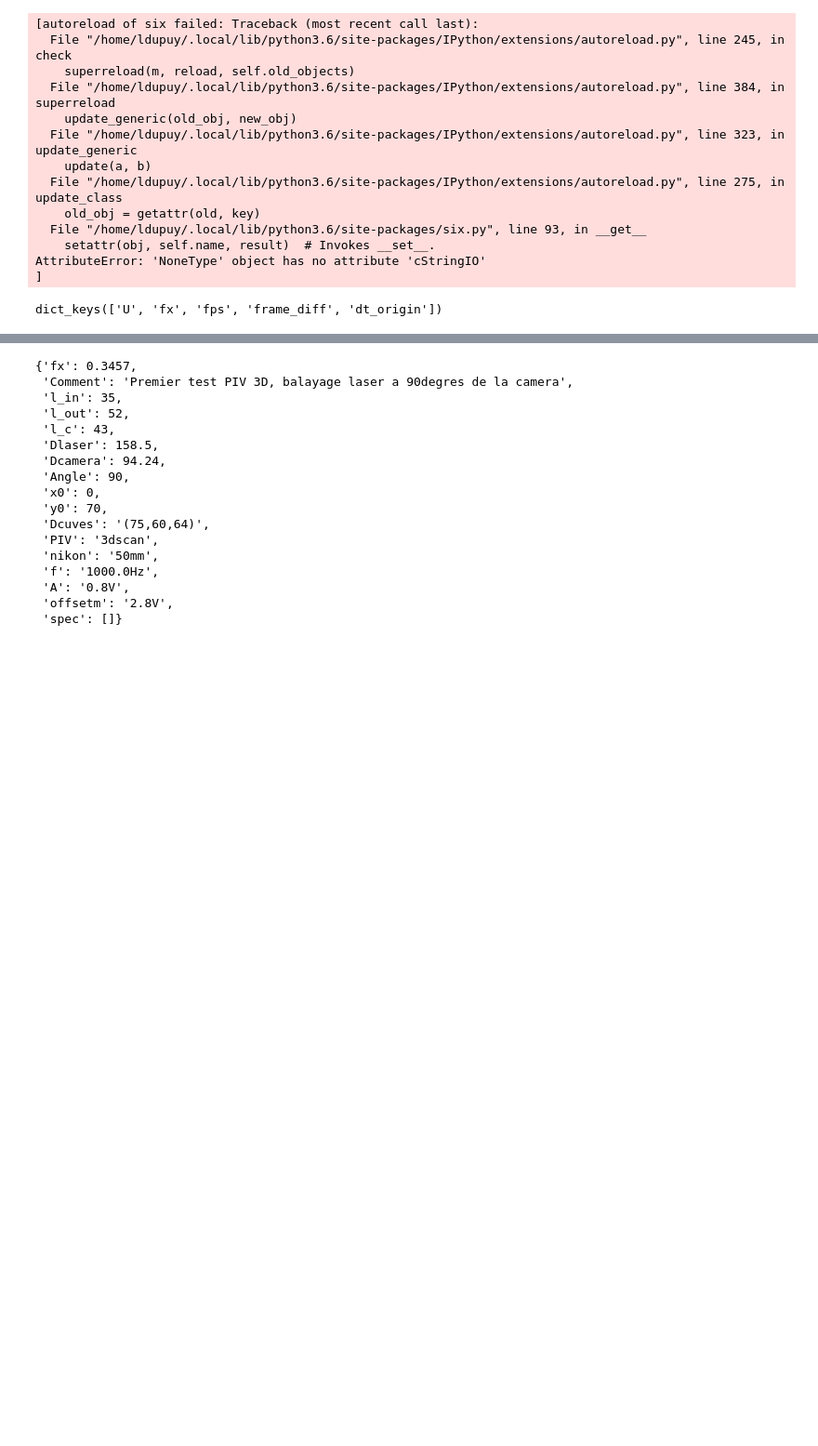
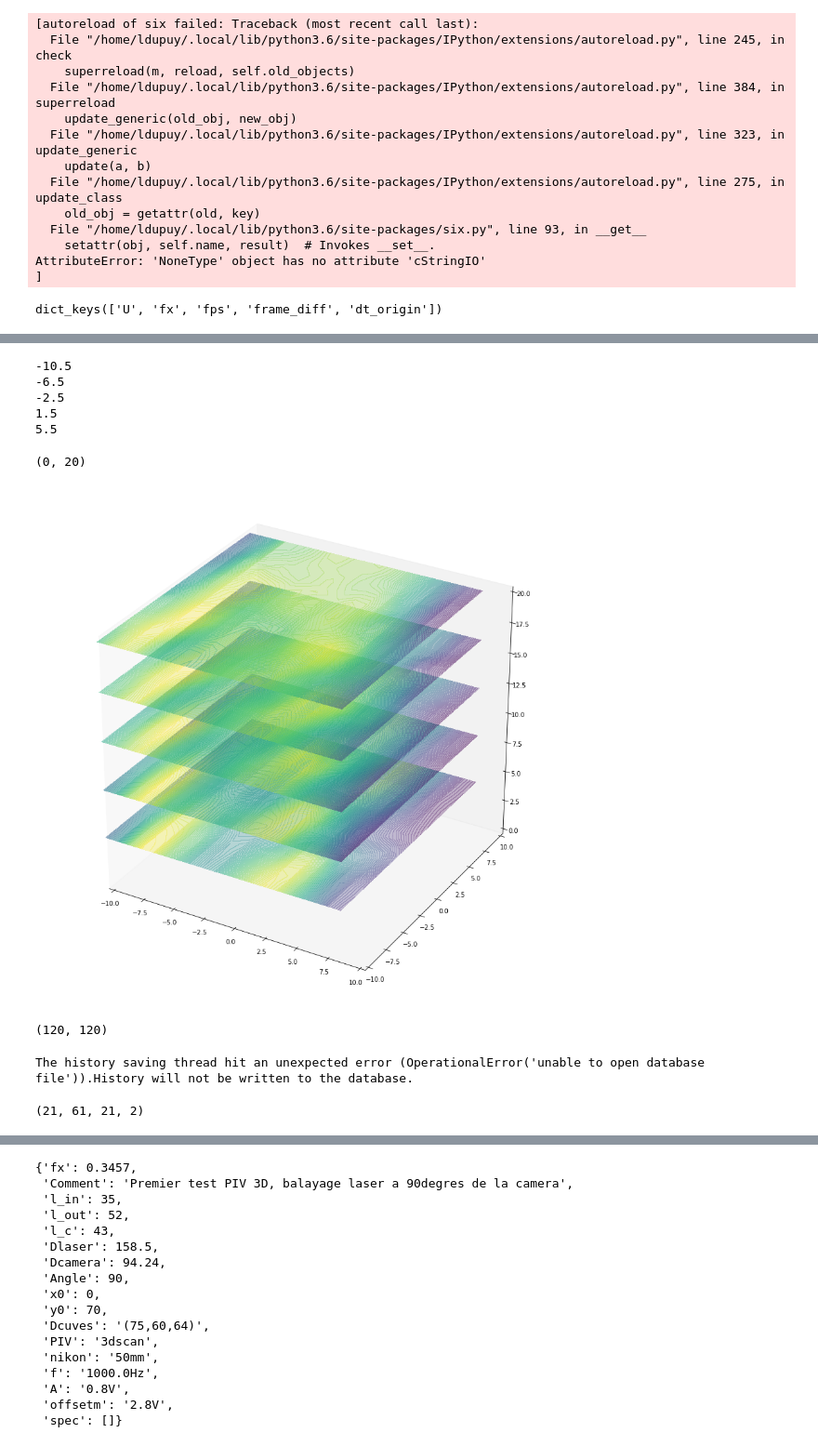
Before and after one commit to PerrardCodes/databook, a Jupyter notebook: Lea/lea/exemple/exemple_3dprocessing_Gaurav.ipynb, the cells around one changed output, grey strips where cells are left out. Shown at 93% size. Cells and saved outputs as stored; diff of their text form; code cells hidden in the pictures; blank space fills up the shorter version.

```diff
--- a/Lea/lea/exemple/exemple_3dprocessing_Gaurav.ipynb
+++ b/Lea/lea/exemple/exemple_3dprocessing_Gaurav.ipynb
@@ -117,3 +156,44 @@ f.close()
+# %%
+fig = plt.figure(figsize=(15,15))
+ax = fig.add_subplot(111, projection='3d')
+
+Mean = np.nanmean(mean_flow[0,20:40,...,1])
+colors = plt.cm.viridis((mean_flow[20,20:40,...,1]-Mean))
+Xmax = np.max(X)
+for i in range(0,20,4):
+    data = mean_flow[i,20:40,...,1]-Mean
+    colors = plt.cm.viridis((mean_flow[i,20:40,...,1]-Mean)*0.8)
+    print(X[i,0,0])
+    cset = ax.contourf(Y[0,20:40,...],Z[0,20:40,...], data, 100, zdir='z', offset=Xmax-X[i,0,0], cmap=plt.cm.viridis,alpha=0.3)
+    #cset = ax.contourf(Y[0,20:40,...],Z[0,20:40,...], data, 100, zdir='z', offset=X[i,0,0], cmap=plt.cm.viridis)
+
+    #ax.plot_surface(Y[0,20:40,...],Z[0,20:40,...], Xmax - X[i,20:40,...],rcount=21,ccount=63, facecolors=colors, linewidth=0, antialiased=True,alpha=0.3)
+ax.grid(False)
+
+plt.xlim([-10,10])
+plt.ylim([-10,10])
+ax.set_zlim(0,20)
+# %% [output]
+-10.5
+-6.5
+-2.5
+1.5
+5.5
+(0, 20)
+[figure, added]
+# %%
+from mpl_toolkits.mplot3d import axes3d
+import matplotlib.pyplot as plt
+from matplotlib import cm
+X0, Y0, Z0 = axes3d.get_test_data(0.05)
+Z0.shape
+# %% [output]
+(120, 120)
+The history saving thread hit an unexpected error (OperationalError('unable to open database file')).History will not be written to the database.
+# %%
+print(mean_flow.shape)
+# %% [output]
+(21, 61, 21, 2)
 # %%
 from mpl_toolkits.mplot3d import axes3d
 import matplotlib.pyplot as plt
```
Also changed, not shown: parts of 11 cells of this notebook.
